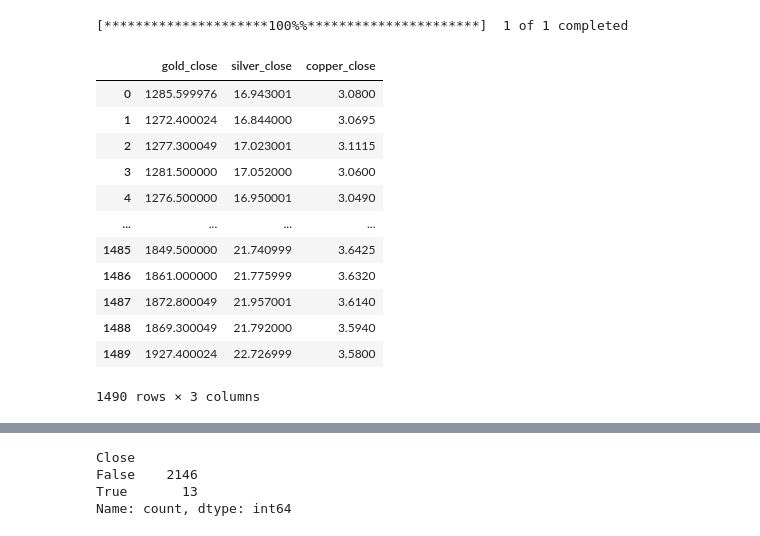
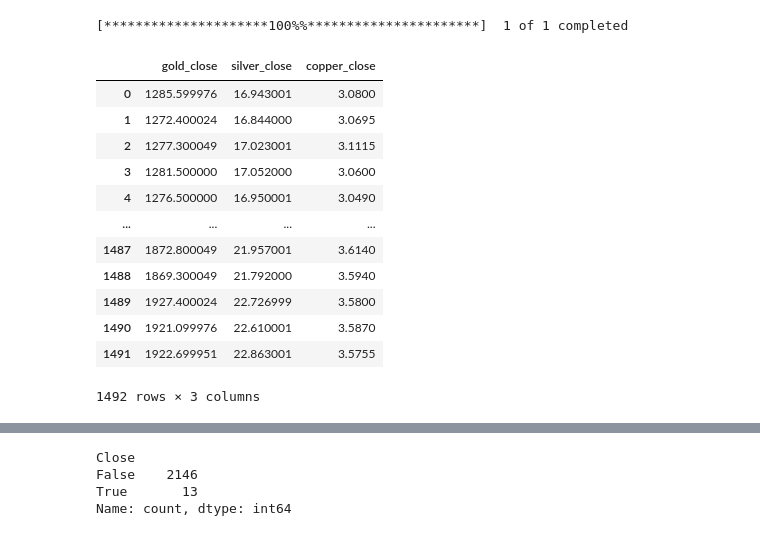
Before and after one commit to abariow/crypto-market-analysis, a Jupyter notebook: Q3_mohnz&Qazal.ipynb, the cells around one changed output, grey strips where cells are left out. Saved outputs shown, nothing was run; the diff lists cells and outputs as text; code cells hidden in the pictures.

```diff
--- a/Q3_mohnz&Qazal.ipynb
+++ b/Q3_mohnz&Qazal.ipynb
@@ -26,43 +26,42 @@ df.reset_index(inplace=True)
 start_Date = df['Date'].min().date()
 end_Date = df['Date'].max().date()
 
-gold = yf.Ticker("GC=F")
-gold_hist = gold.history(start=df['Date'].min(), end=df['Date'].max(), actions=False)
-gold_hist.drop(columns=['Open', 'High', 'Low', 'Volume'], inplace=True)
-gold_hist.reset_index(inplace=True)
-gold_hist['Date'] = gold_hist['Date'].dt.tz_convert(pytz.UTC)
-gold_close=gold_hist[['Close']]
+def get_precious_metals(tickers: list):
+    p_metals_close = []
+    for ticker in tickers:
+        p_metal = yf.Ticker(f"{ticker}")
+        p_metal_hist = p_metal.history(start=df['Date'].min(), end=df['Date'].max(), actions=False)
+        p_metal_hist.drop(columns=['Open', 'High', 'Low', 'Volume'], inplace=True)
+        p_metal_hist.reset_index(inplace=True)
+        p_metal_hist['Date'] = p_metal_hist['Date'].dt.tz_convert(pytz.UTC)
+        p_metal_close=p_metal_hist[['Close']]
+        p_metals_close.append(p_metal_close)
+    return p_metals_close
 
-silver = yf.Ticker("SI=F")
-silver_hist = silver.history(start=df['Date'].min(), end=df['Date'].max(), actions=False)
-silver_hist.drop(columns=['Open', 'High', 'Low', 'Volume'], inplace=True)
-silver_hist.reset_index(inplace=True)
-silver_hist['Date'] = silver_hist['Date'].dt.tz_convert(pytz.UTC)
-silver_close=silver_hist[['Close']]
-
-copper = yf.Ticker("HG=F")
-copper_hist = copper.history(start=df['Date'].min(), end=df['Date'].max(), actions=False)
-copper_hist.drop(columns=['Open', 'High', 'Low', 'Volume'], inplace=True)
-copper_hist.reset_index(inplace=True)
-copper_hist['Date'] = copper_hist['Date'].dt.tz_convert(pytz.UTC)
-copper_close=copper_hist[['Close']]
-copper_date=copper_hist[['Date']]
+### in order of : Gold >> Silver >> Copper
+metals_tickers = ['GC=F', 'SI=F', 'HG=F']
+pMetals_closePriceList = get_precious_metals(metals_tickers)
 # %%
-### Get precious metals closing prices
+### Combine all 3 precious metals closing prices into a single dataframe named metal_df
+
+gold_close = pMetals_closePriceList[0]
+silver_close = pMetals_closePriceList[1]
+copper_close = pMetals_closePriceList[2]
+
 metal_df  = pd.concat([gold_close, silver_close,copper_close], axis=1)
-metal_df .columns = ['gold_close', 'silver_close', 'copper_close']
+metal_df.columns = ['gold_close', 'silver_close', 'copper_close']
 metal_df
 # %% [output]
 |  | gold_close | silver_close | copper_close |
 | 0 | 1285.599976 | 16.943001 | 3.0800 |
 | 1 | 1272.400024 | 16.844000 | 3.0695 |
 | 2 | 1277.300049 | 17.023001 | 3.1115 |
 | 3 | 1281.500000 | 17.052000 | 3.0600 |
 | 4 | 1276.500000 | 16.950001 | 3.0490 |
 | ... | ... | ... | ... |
-| 1485 | 1849.500000 | 21.740999 | 3.6425 |
-| 1486 | 1861.000000 | 21.775999 | 3.6320 |
 | 1487 | 1872.800049 | 21.957001 | 3.6140 |
 | 1488 | 1869.300049 | 21.792000 | 3.5940 |
 | 1489 | 1927.400024 | 22.726999 | 3.5800 |
+| 1490 | 1921.099976 | 22.610001 | 3.5870 |
+| 1491 | 1922.699951 | 22.863001 | 3.5755 |
-1490 rows × 3 columns
+1492 rows × 3 columns
```
Also changed, not shown: parts of 15 cells of this notebook.
